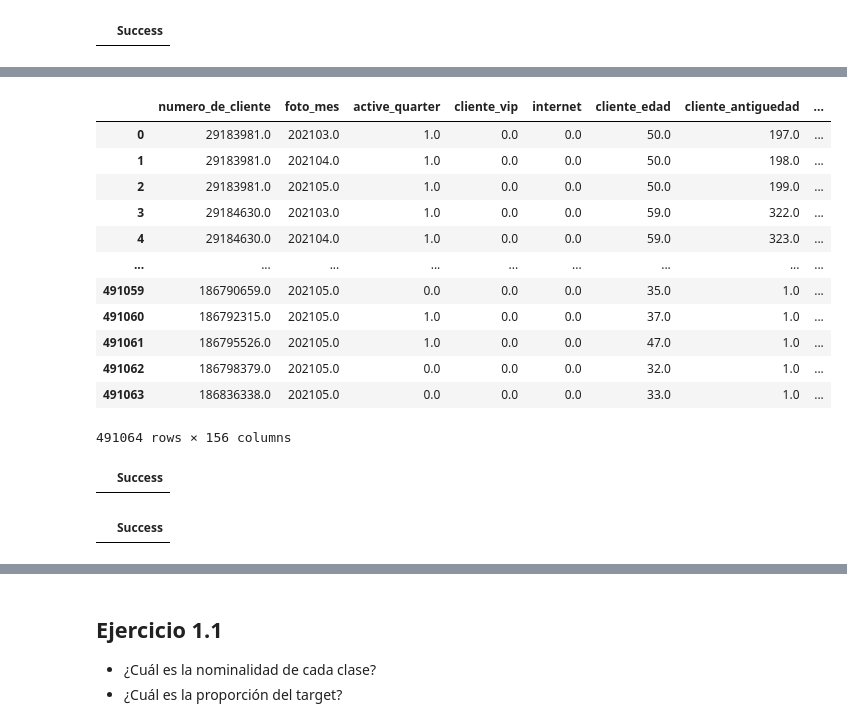
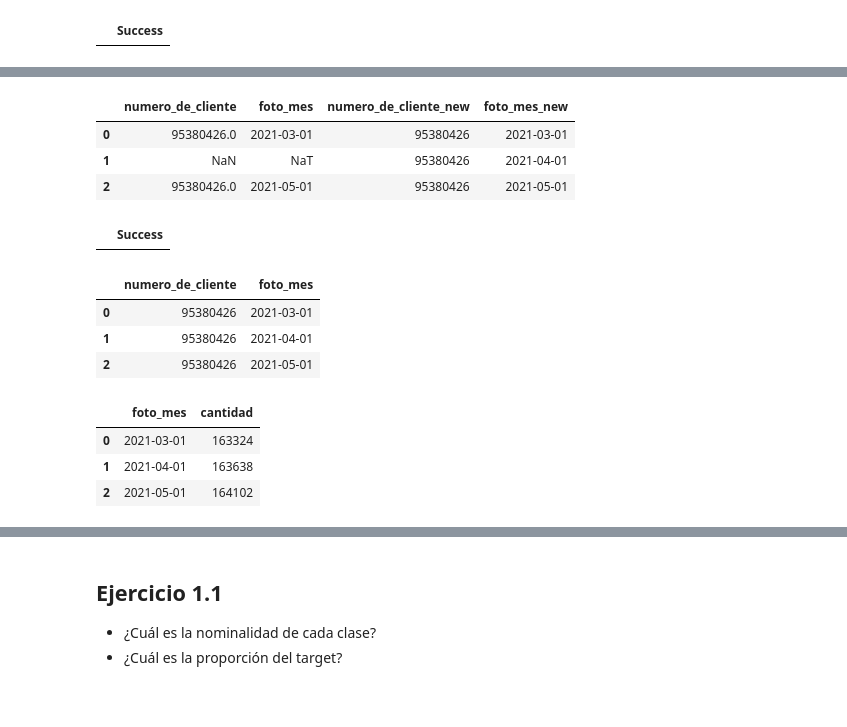
Before and after one commit to UribeAlejandro/dmeyf2023, a Jupyter notebook: src/monday/z101_target_sql.ipynb, the cells around one changed output, grey strips where cells are left out. Drawn from its saved outputs; the diff is of its cells as text; code cells hidden in the pictures; blank space fills up the shorter version.

Commit message:
WIP: clase_ternatia

```diff
--- a/src/monday/z101_target_sql.ipynb
+++ b/src/monday/z101_target_sql.ipynb
@@ -212,22 +226,17 @@ LIMIT 100
 # %%
 %%sql
 SELECT
-    *
+    numero_de_cliente,
+    foto_mes,
+    numero_de_cliente_new,
+    foto_mes_new
 FROM competencia_01
+WHERE numero_de_cliente_new = 95380426
 # %% [output]
-|  | numero_de_cliente | foto_mes | active_quarter | cliente_vip | internet | cliente_edad | cliente_antiguedad | ... |
-| 0 | 29183981.0 | 202103.0 | 1.0 | 0.0 | 0.0 | 50.0 | 197.0 | ... |
-| 1 | 29183981.0 | 202104.0 | 1.0 | 0.0 | 0.0 | 50.0 | 198.0 | ... |
-| 2 | 29183981.0 | 202105.0 | 1.0 | 0.0 | 0.0 | 50.0 | 199.0 | ... |
-| 3 | 29184630.0 | 202103.0 | 1.0 | 0.0 | 0.0 | 59.0 | 322.0 | ... |
-| 4 | 29184630.0 | 202104.0 | 1.0 | 0.0 | 0.0 | 59.0 | 323.0 | ... |
-| ... | ... | ... | ... | ... | ... | ... | ... | ... |
-| 491059 | 186790659.0 | 202105.0 | 0.0 | 0.0 | 0.0 | 35.0 | 1.0 | ... |
-| 491060 | 186792315.0 | 202105.0 | 1.0 | 0.0 | 0.0 | 37.0 | 1.0 | ... |
-| 491061 | 186795526.0 | 202105.0 | 1.0 | 0.0 | 0.0 | 47.0 | 1.0 | ... |
-| 491062 | 186798379.0 | 202105.0 | 0.0 | 0.0 | 0.0 | 32.0 | 1.0 | ... |
-| 491063 | 186836338.0 | 202105.0 | 0.0 | 0.0 | 0.0 | 33.0 | 1.0 | ... |
+|  | numero_de_cliente | foto_mes | numero_de_cliente_new | foto_mes_new |
+| 0 | 95380426.0 | 2021-03-01 | 95380426 | 2021-03-01 |
+| 1 | NaN | NaT | 95380426 | 2021-04-01 |
+| 2 | 95380426.0 | 2021-05-01 | 95380426 | 2021-05-01 |
-491064 rows × 156 columns
 # %%
 %%sql
 ALTER TABLE competencia_01
@@ -243,19 +252,28 @@ ALTER TABLE competencia_01
 RENAME COLUMN foto_mes_new TO foto_mes;
 # %% [output]
 |  | Success |
-# %%
-%%sql
-CREATE OR REPLACE TABLE competencia_01 AS (
-    SELECT
-        *,
-        CASE
-            WHEN foto_mes = (SELECT MAX(foto_mes) FROM competencia_01 WHERE numero_de_cliente = c.numero_de_cliente) THEN 'BAJA+2'
-            WHEN foto_mes = (SELECT MAX(foto_mes) - 1 FROM competencia_01 WHERE numero_de_cliente = c.numero_de_cliente) THEN 'BAJA+1'
-            ELSE 'CONTINUA'
-        END AS clase_ternaria
-    FROM
-        competencia_01 c
-    )
-;
-# %% [output]
-|  | Success |
+# %%
+%%sql
+SELECT
+    numero_de_cliente,
+    foto_mes
+FROM competencia_01
+WHERE numero_de_cliente = 95380426
+# %% [output]
+|  | numero_de_cliente | foto_mes |
+| 0 | 95380426 | 2021-03-01 |
+| 1 | 95380426 | 2021-04-01 |
+| 2 | 95380426 | 2021-05-01 |
+# %%
+%%sql
+SELECT
+    foto_mes
+    , COUNT(*) AS cantidad -- cuenta cuantos casos hay en cada foto_mes
+                           -- y lo guarda en un campo llamado cantidad
+FROM competencia_01
+GROUP BY foto_mes
+# %% [output]
+|  | foto_mes | cantidad |
+| 0 | 2021-03-01 | 163324 |
+| 1 | 2021-04-01 | 163638 |
+| 2 | 2021-05-01 | 164102 |
```
Also changed, not shown: parts of 27 cells of this notebook, 4 other files.
